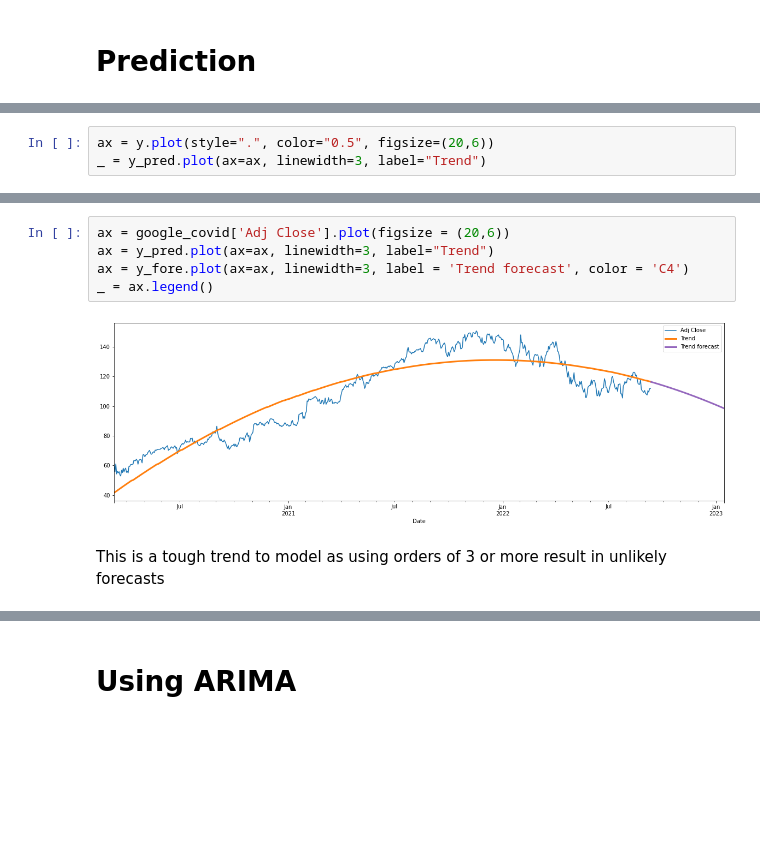
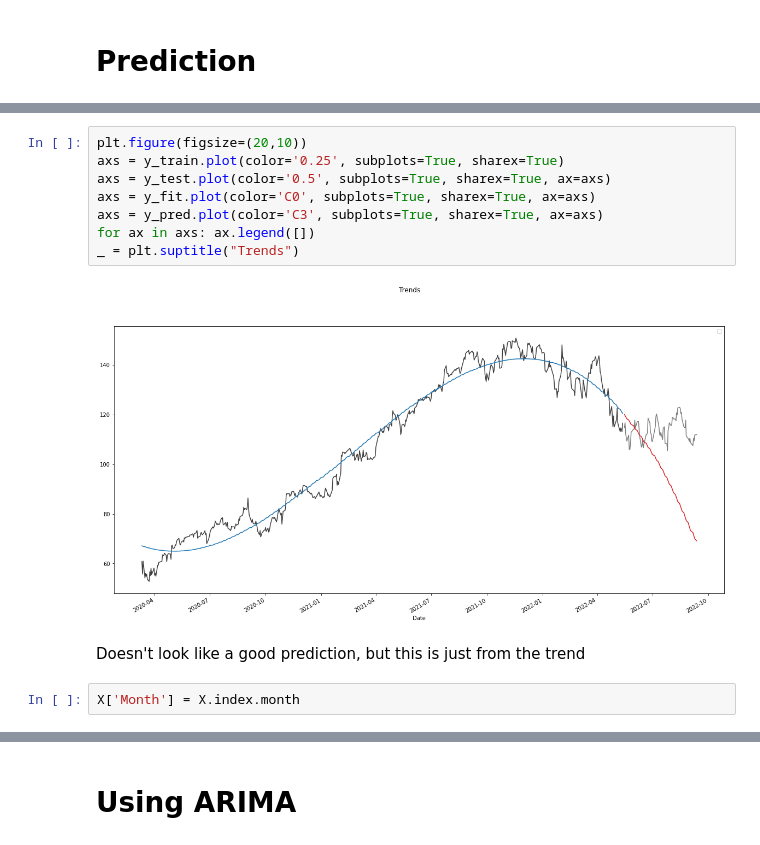
Before and after one commit to Zaki171/Google-Stock-Analysis-and-Predictions, a Jupyter notebook: google-stock-prices-eda.ipynb, the cells around one changed output, grey strips where cells are left out. Cells and saved outputs as stored; diff of their text form; blank space fills up the shorter version.

```diff
--- a/google-stock-prices-eda.ipynb
+++ b/google-stock-prices-eda.ipynb
@@ -346,3 +338,0 @@ Freq: B, Length: 632, dtype: float64
-# %%
-ax = y.plot(style=".", color="0.5", figsize=(20,6))
-_ = y_pred.plot(ax=ax, linewidth=3, label="Trend")
@@ -372,9 +339,14 @@ google_covid.head()
-# %%
-ax = google_covid['Adj Close'].plot(figsize = (20,6))
-ax = y_pred.plot(ax=ax, linewidth=3, label="Trend")
-ax = y_fore.plot(ax=ax, linewidth=3, label = 'Trend forecast', color = 'C4')
-_ = ax.legend()
-# %% [output]
-[figure, removed]
-# %% [markdown]
-This is a tough trend to model as using orders of 3 or more result in unlikely forecasts
+# %%
+plt.figure(figsize=(20,10))
+axs = y_train.plot(color='0.25', subplots=True, sharex=True)
+axs = y_test.plot(color='0.5', subplots=True, sharex=True, ax=axs)
+axs = y_fit.plot(color='C0', subplots=True, sharex=True, ax=axs)
+axs = y_pred.plot(color='C3', subplots=True, sharex=True, ax=axs)
+for ax in axs: ax.legend([])
+_ = plt.suptitle("Trends")
+# %% [output]
+[figure, added]
+# %% [markdown]
+Doesn't look like a good prediction, but this is just from the trend
+# %%
+X['Month'] = X.index.month
```
Also changed, not shown: parts of 30 cells of this notebook.
